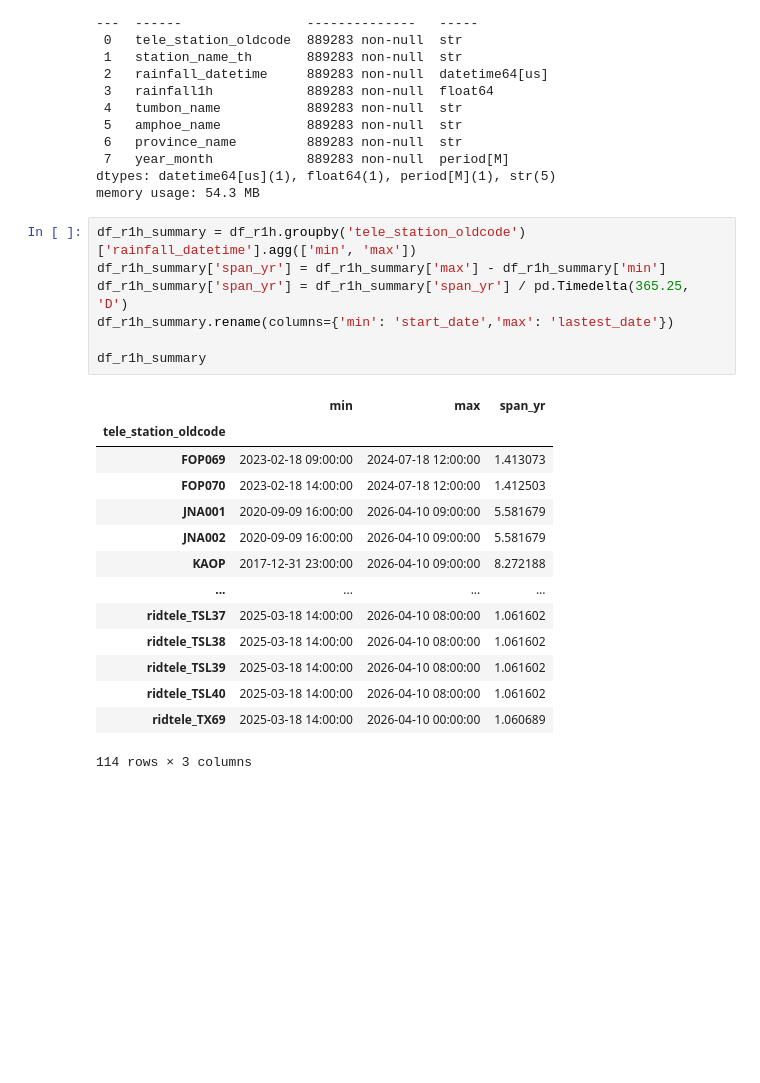
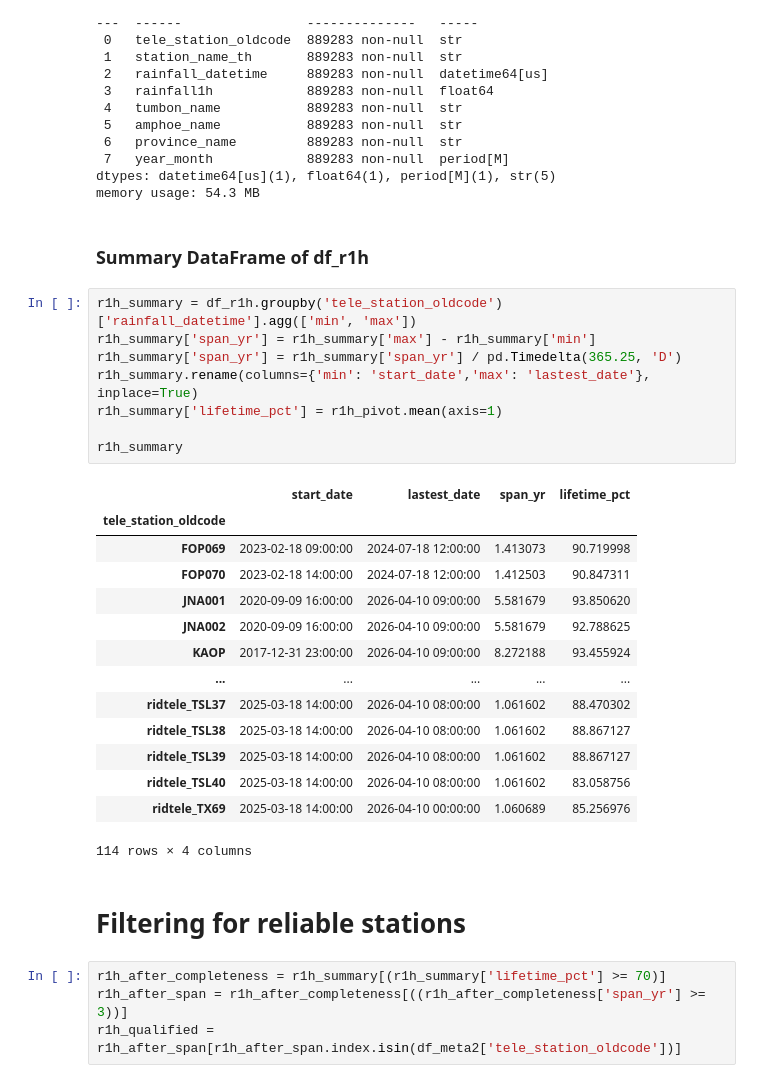
Before and after one commit to pongsakorn-onnim/rainfall_threshold_songkla, a Jupyter notebook: 01_exploratory_data_analysis.ipynb, the cells around one changed output. Cells and saved outputs as stored; diff of their text form; blank space fills up the shorter version.

```diff
--- a/01_exploratory_data_analysis.ipynb
+++ b/01_exploratory_data_analysis.ipynb
@@ -506,25 +532,34 @@ Data columns (total 8 columns):
  7   year_month            889283 non-null  period[M]
 dtypes: datetime64[us](1), float64(1), period[M](1), str(5)
 memory usage: 54.3 MB
+# %% [markdown]
+### Summary DataFrame of df_r1h
 # %%
-df_r1h_summary = df_r1h.groupby('tele_station_oldcode')['rainfall_datetime'].agg(['min', 'max'])
-df_r1h_summary['span_yr'] = df_r1h_summary['max'] - df_r1h_summary['min']
-df_r1h_summary['span_yr'] = df_r1h_summary['span_yr'] / pd.Timedelta(365.25, 'D')
-df_r1h_summary.rename(columns={'min': 'start_date','max': 'lastest_date'})
+r1h_summary = df_r1h.groupby('tele_station_oldcode')['rainfall_datetime'].agg(['min', 'max'])
+r1h_summary['span_yr'] = r1h_summary['max'] - r1h_summary['min']
+r1h_summary['span_yr'] = r1h_summary['span_yr'] / pd.Timedelta(365.25, 'D')
+r1h_summary.rename(columns={'min': 'start_date','max': 'lastest_date'}, inplace=True)
+r1h_summary['lifetime_pct'] = r1h_pivot.mean(axis=1)
 
-df_r1h_summary
+r1h_summary
 # %% [output]
-|  | min | max | span_yr |
-| tele_station_oldcode |  |  |  |
-| FOP069 | 2023-02-18 09:00:00 | 2024-07-18 12:00:00 | 1.413073 |
-| FOP070 | 2023-02-18 14:00:00 | 2024-07-18 12:00:00 | 1.412503 |
-| JNA001 | 2020-09-09 16:00:00 | 2026-04-10 09:00:00 | 5.581679 |
-| JNA002 | 2020-09-09 16:00:00 | 2026-04-10 09:00:00 | 5.581679 |
-| KAOP | 2017-12-31 23:00:00 | 2026-04-10 09:00:00 | 8.272188 |
-| ... | ... | ... | ... |
-| ridtele_TSL37 | 2025-03-18 14:00:00 | 2026-04-10 08:00:00 | 1.061602 |
-| ridtele_TSL38 | 2025-03-18 14:00:00 | 2026-04-10 08:00:00 | 1.061602 |
-| ridtele_TSL39 | 2025-03-18 14:00:00 | 2026-04-10 08:00:00 | 1.061602 |
-| ridtele_TSL40 | 2025-03-18 14:00:00 | 2026-04-10 08:00:00 | 1.061602 |
-| ridtele_TX69 | 2025-03-18 14:00:00 | 2026-04-10 00:00:00 | 1.060689 |
+|  | start_date | lastest_date | span_yr | lifetime_pct |
+| tele_station_oldcode |  |  |  |  |
+| FOP069 | 2023-02-18 09:00:00 | 2024-07-18 12:00:00 | 1.413073 | 90.719998 |
+| FOP070 | 2023-02-18 14:00:00 | 2024-07-18 12:00:00 | 1.412503 | 90.847311 |
+| JNA001 | 2020-09-09 16:00:00 | 2026-04-10 09:00:00 | 5.581679 | 93.850620 |
+| JNA002 | 2020-09-09 16:00:00 | 2026-04-10 09:00:00 | 5.581679 | 92.788625 |
+| KAOP | 2017-12-31 23:00:00 | 2026-04-10 09:00:00 | 8.272188 | 93.455924 |
+| ... | ... | ... | ... | ... |
+| ridtele_TSL37 | 2025-03-18 14:00:00 | 2026-04-10 08:00:00 | 1.061602 | 88.470302 |
+| ridtele_TSL38 | 2025-03-18 14:00:00 | 2026-04-10 08:00:00 | 1.061602 | 88.867127 |
+| ridtele_TSL39 | 2025-03-18 14:00:00 | 2026-04-10 08:00:00 | 1.061602 | 88.867127 |
+| ridtele_TSL40 | 2025-03-18 14:00:00 | 2026-04-10 08:00:00 | 1.061602 | 83.058756 |
+| ridtele_TX69 | 2025-03-18 14:00:00 | 2026-04-10 00:00:00 | 1.060689 | 85.256976 |
-114 rows × 3 columns
+114 rows × 4 columns
+# %% [markdown]
+# Filtering for reliable stations
+# %%
+r1h_after_completeness = r1h_summary[(r1h_summary['lifetime_pct'] >= 70)]
+r1h_after_span = r1h_after_completeness[((r1h_after_completeness['span_yr'] >= 3))]
+r1h_qualified = r1h_after_span[r1h_after_span.index.isin(df_meta2['tele_station_oldcode'])]
```
Also changed, not shown: parts of 27 cells of this notebook.
